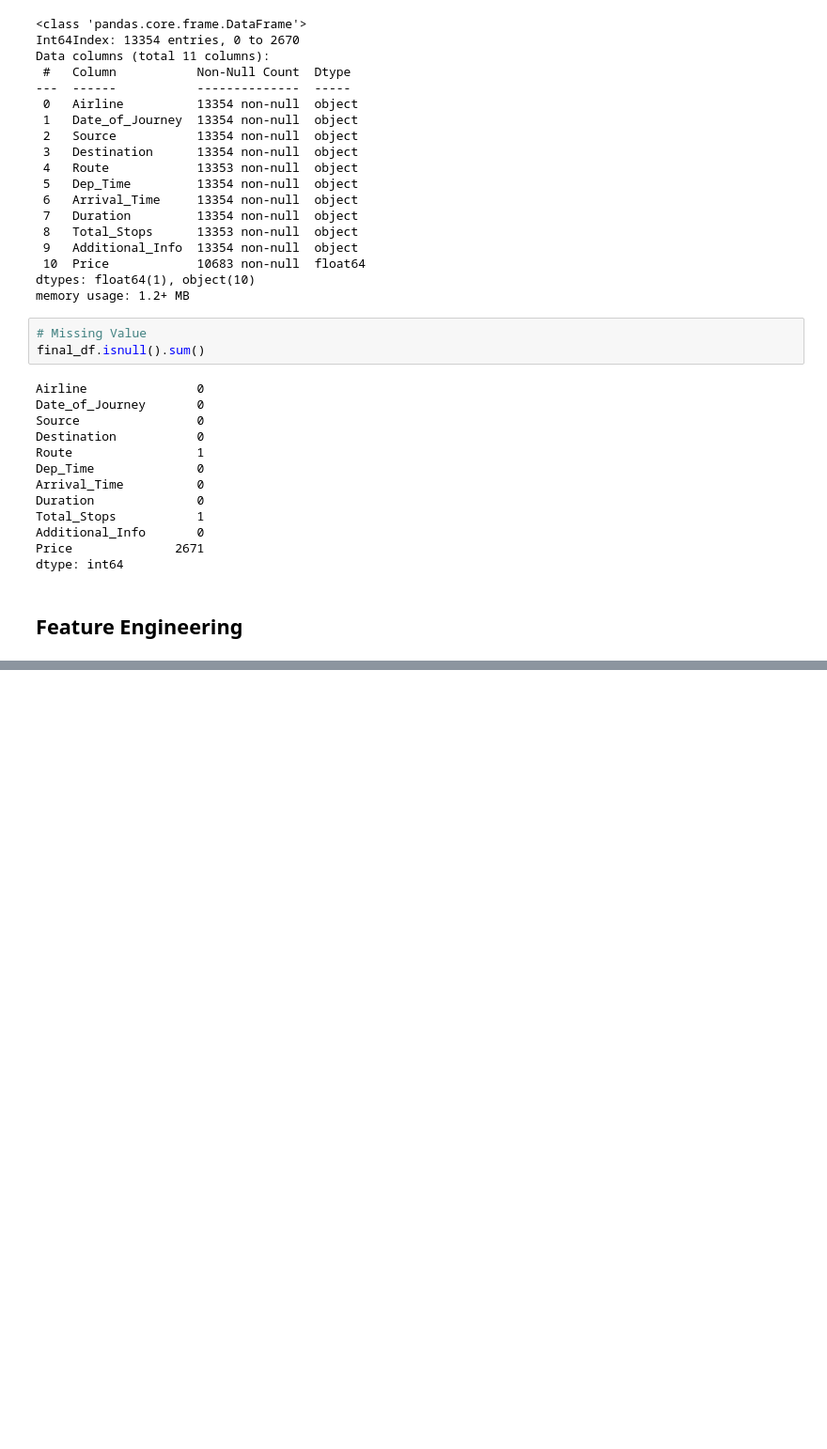
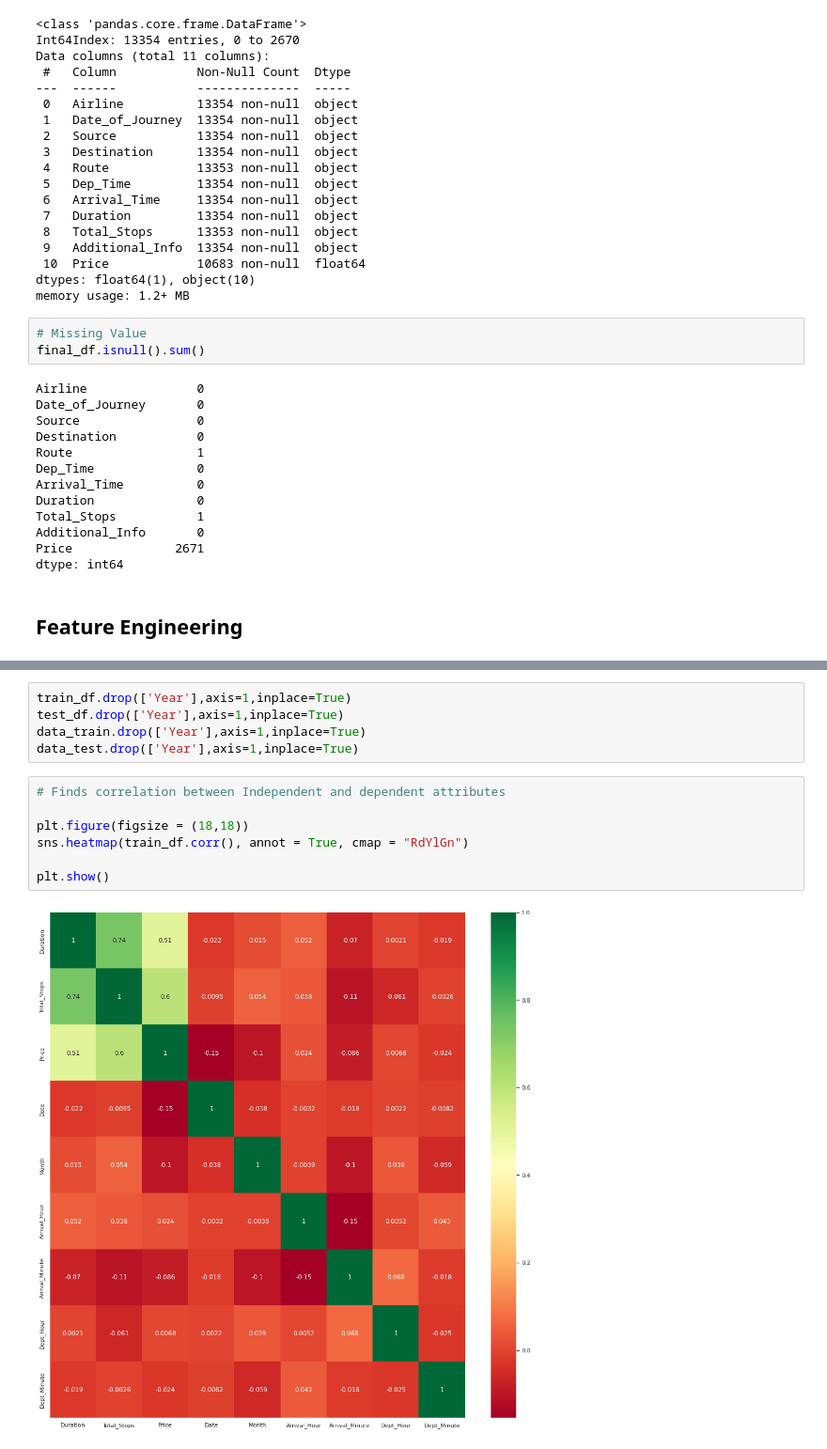
Before and after one commit to desai-nitin/DataScience, a Jupyter notebook: EDA and Feature Engineering for Flight Price Prediction.ipynb, the cells around one changed output, grey strips where cells are left out. Shown at 94% size. Saved outputs shown, nothing was run; the diff lists cells and outputs as text; blank space fills up the shorter version.

```diff
--- a/EDA and Feature Engineering for Flight Price Prediction.ipynb
+++ b/EDA and Feature Engineering for Flight Price Prediction.ipynb
@@ -279,0 +532,14 @@ ohe.fit_transform(np.array(final_df['Airline']).reshape(-1,1))
+# %%
+train_df.drop(['Year'],axis=1,inplace=True)
+test_df.drop(['Year'],axis=1,inplace=True)
+data_train.drop(['Year'],axis=1,inplace=True)
+data_test.drop(['Year'],axis=1,inplace=True)
+# %%
+# Finds correlation between Independent and dependent attributes
+
+plt.figure(figsize = (18,18))
+sns.heatmap(train_df.corr(), annot = True, cmap = "RdYlGn")
+
+plt.show()
+# %% [output]
+[figure, added]
```
Also changed, not shown: parts of 81 cells of this notebook, 4 other files.
